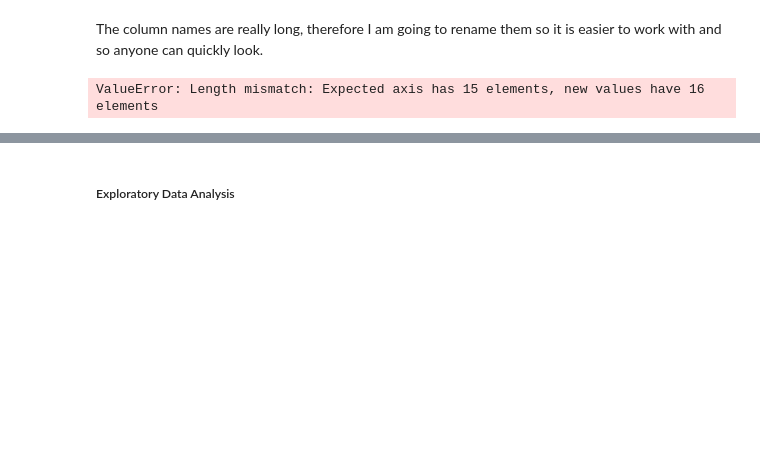
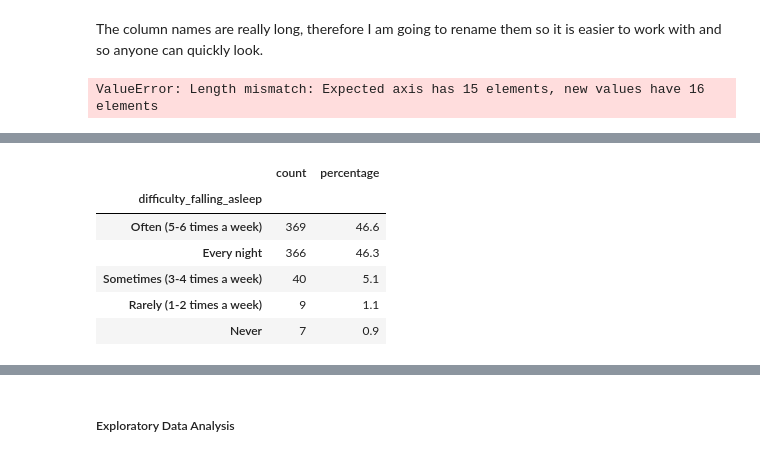
Before and after one commit to BuiltbyJaime/screens-sleep-scores, a Jupyter notebook: Notebooks/dataset_analysis.ipynb, the cells around one changed output, grey strips where cells are left out. Drawn from its saved outputs; the diff is of its cells as text; code cells hidden in the pictures; blank space fills up the shorter version.

Commit message:
Added More data cleaning to Dataset 2 as well as two visualizations.

```diff
--- a/Notebooks/dataset_analysis.ipynb
+++ b/Notebooks/dataset_analysis.ipynb
@@ -621,5 +610,0 @@ I will be dropping the  "Timestamp" column as it is not necessary.
-# %%
-def category_summary(dataframe, column):
-    counts = dataframe[column].value_counts(dropna=False)
-    percentages = ( dataframe[column].value_counts(normalize=True, dropna=False).mul(100) .round(1) )
-    return pd.DataFrame({ "count": counts, "percentage": percentages })
@@ -666,0 +643,10 @@ From this I will drop the timestamp column as it is unecessary
+# %%
+category_summary(df2, "difficulty_falling_asleep")
+# %% [output]
+|  | count | percentage |
+| difficulty_falling_asleep |  |  |
+| Often (5-6 times a week) | 369 | 46.6 |
+| Every night | 366 | 46.3 |
+| Sometimes (3-4 times a week) | 40 | 5.1 |
+| Rarely (1-2 times a week) | 9 | 1.1 |
+| Never | 7 | 0.9 |
```
Also changed, not shown: parts of 34 cells of this notebook, 1 other file.
